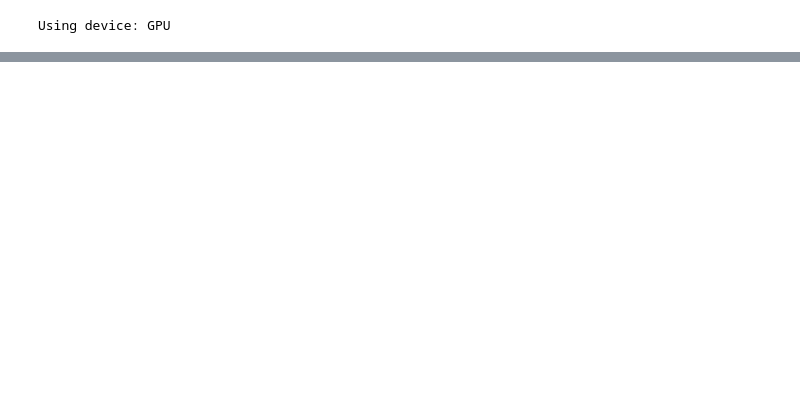
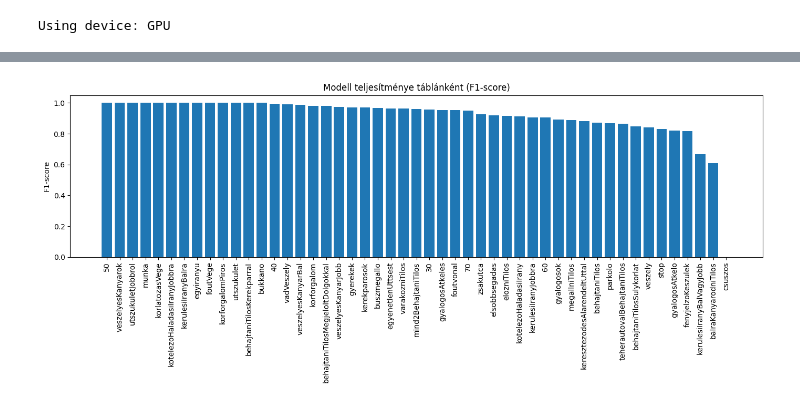
Before and after one commit to fabianmatee/kozlekedesi_tabla_felismero, a Jupyter notebook: Main/main.ipynb, the cells around one changed output, grey strips where cells are left out. Saved outputs shown, nothing was run; the diff lists cells and outputs as text; code cells hidden in the pictures; blank space fills up the shorter version.

```diff
--- a/Main/main.ipynb
+++ b/Main/main.ipynb
@@ -1021,7 +107,0 @@ Using 2388 files for validation.
-# %%
-fg = FrameGenerator(training=True)
-
-frames, label = next(fg())
-
-print(f"Shape: {frames.shape}")
-print(f"Label: {label}")
@@ -1298,0 +429,11 @@ NameError: name 'r2_score' is not defined
+# %%
+# Loading dataset
+image_paths = [str(multi_label_dir) + "/" + fname for fname in filtered_df["filename"]]
+labels = filtered_df.drop(columns=["filename"]).values.astype("float32")
+
+def load_image(path, label):
+    image = tf.io.read_file(path)
+    image = tf.image.decode_jpeg(image, channels=3)
+    image = tf.image.resize(image, (img_size, img_size))
+    image = image / 255.0
+    return image, label
@@ -1298,0 +734,75 @@ NameError: name 'r2_score' is not defined
+# %%
+DATASET_PATH = Path("../MultiLabelFrames")
+CSV_PATH = DATASET_PATH / "labels_filtered.csv"
+MODEL_PATH = r"D:\Szakdolgozat\githubclone\kozlekedesi_tabla_felismero\mentett_model\traffic_sign_model_05_10_2025_18_46.keras"
+IMG_SIZE = (256, 256)
+BATCH_SIZE = 32
+THRESHOLD = 0.4
+
+# Címkék betöltése
+df = pd.read_csv(CSV_PATH)
+sign_names = df.columns.drop("filename").tolist()
+label_map = {name: i for i, name in enumerate(sign_names)}
+
+# Dataset generáló
+def gen():
+    for _, row in df.iterrows():
+        path = str(DATASET_PATH / row["filename"])
+        label = row.drop("filename").values.astype("float32")
+        yield path, label
+
+# Előfeldolgozás
+def preprocess(path, label):
+    image = tf.io.read_file(path)
+    image = tf.image.decode_jpeg(image, channels=3)
+    image = tf.image.resize(image, IMG_SIZE)
+    image = image / 255.0
+    return image, label
+
+# tf.data.Dataset létrehozása
+ds = tf.data.Dataset.from_generator(
+    gen,
+    output_signature=(
+        tf.TensorSpec(shape=(), dtype=tf.string),
+        tf.TensorSpec(shape=(len(sign_names),), dtype=tf.float32)
+    )
+).map(preprocess).batch(BATCH_SIZE)
+
+# Modell betöltése
+model = load_model(MODEL_PATH)
+
+# Előrejelzések
+y_true = []
+y_pred = []
+
+for images, labels in ds:
+    probs = model.predict(images)
+    preds = (probs > THRESHOLD).astype(int)
+    y_true.extend(labels.numpy())
+    y_pred.extend(preds)
+
+# Jelentés kiírása
+print(classification_report(np.array(y_true), np.array(y_pred), target_names=sign_names, zero_division=0))
+
+report_dict = classification_report(
+    np.array(y_true), np.array(y_pred),
+    target_names=sign_names,
+    zero_division=0,
+    output_dict=True
+)
+
+# Kivesszük az F1-score-okat osztályonként
+f1_scores = {label: metrics["f1-score"] for label, metrics in report_dict.items() if label in sign_names}
+
+# Rendezés F1-score alapján
+f1_sorted = dict(sorted(f1_scores.items(), key=lambda item: item[1], reverse=True))
+
+# Ábra
+plt.figure(figsize=(14, 6))
+plt.bar(f1_sorted.keys(), f1_sorted.values())
+plt.xticks(rotation=90)
+plt.ylabel("F1-score")
+plt.title("Modell teljesítménye táblánként (F1-score)")
+plt.tight_layout()
+plt.show()
+# %% [output]
@@ -1298,0 +826 @@ NameError: name 'r2_score' is not defined
+[figure, added]
```
Also changed, not shown: parts of 98 cells of this notebook, 22 other files.
